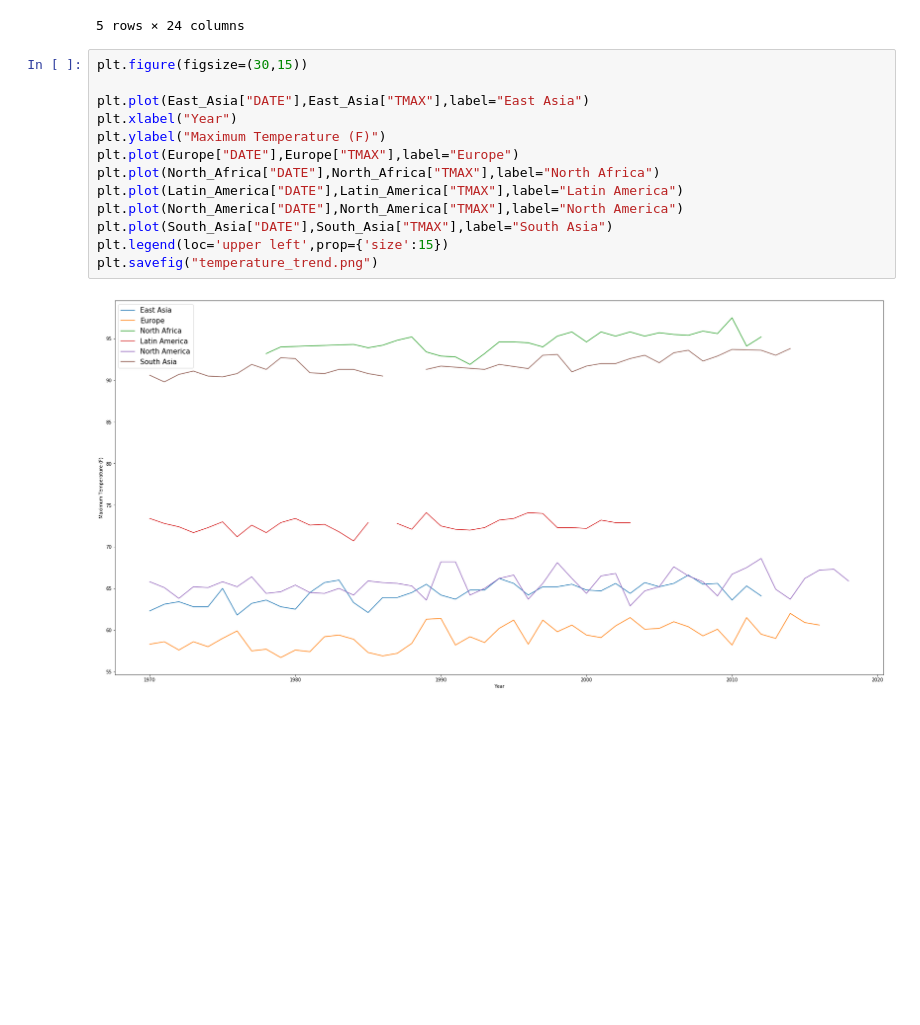
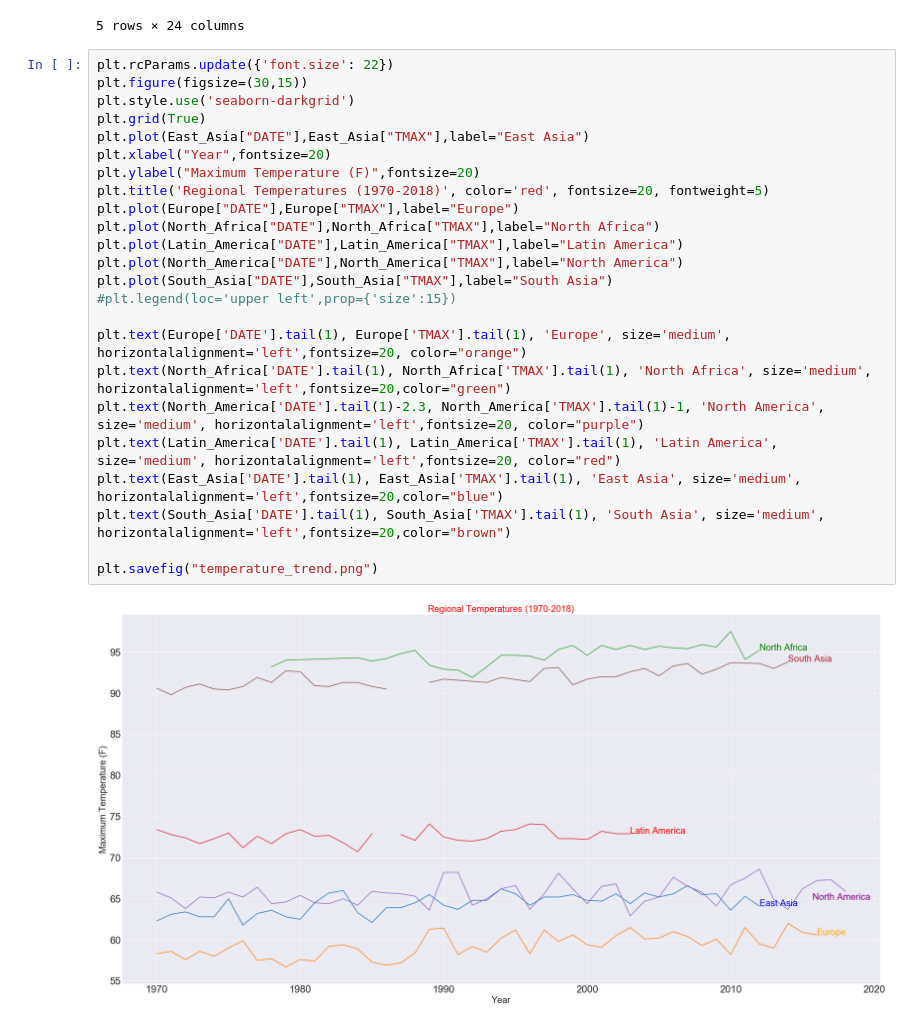
Before and after one commit to alanltsai/Project-01, a Jupyter notebook: weather_trend.ipynb, the cells around one changed output. Cells and saved outputs as stored; diff of their text form; blank space fills up the shorter version.

Commit message:
revised climate graphs

```diff
--- a/weather_trend.ipynb
+++ b/weather_trend.ipynb
@@ -79,19 +79,30 @@ South_Asia.head()
 | 4 | TH000048455 | BANGKOK METROPOLIS, TH | 13.733 | 100.567 | 4 | 1974 | 6346.0 | 6346.0 | 125.0 | 80.0 | ... |
 5 rows × 24 columns
 # %%
+plt.rcParams.update({'font.size': 22})
 plt.figure(figsize=(30,15))
-
+plt.style.use('seaborn-darkgrid')
+plt.grid(True)
 plt.plot(East_Asia["DATE"],East_Asia["TMAX"],label="East Asia")
-plt.xlabel("Year")
-plt.ylabel("Maximum Temperature (F)")
+plt.xlabel("Year",fontsize=20)
+plt.ylabel("Maximum Temperature (F)",fontsize=20)
+plt.title('Regional Temperatures (1970-2018)', color='red', fontsize=20, fontweight=5)
 plt.plot(Europe["DATE"],Europe["TMAX"],label="Europe")
 plt.plot(North_Africa["DATE"],North_Africa["TMAX"],label="North Africa")
 plt.plot(Latin_America["DATE"],Latin_America["TMAX"],label="Latin America")
 plt.plot(North_America["DATE"],North_America["TMAX"],label="North America")
 plt.plot(South_Asia["DATE"],South_Asia["TMAX"],label="South Asia")
-plt.legend(loc='upper left',prop={'size':15})
+#plt.legend(loc='upper left',prop={'size':15})
+
+plt.text(Europe['DATE'].tail(1), Europe['TMAX'].tail(1), 'Europe', size='medium', horizontalalignment='left',fontsize=20, color="orange")
+plt.text(North_Africa['DATE'].tail(1), North_Africa['TMAX'].tail(1), 'North Africa', size='medium', horizontalalignment='left',fontsize=20,color="green")
+plt.text(North_America['DATE'].tail(1)-2.3, North_America['TMAX'].tail(1)-1, 'North America', size='medium', horizontalalignment='left',fontsize=20, color="purple")
+plt.text(Latin_America['DATE'].tail(1), Latin_America['TMAX'].tail(1), 'Latin America', size='medium', horizontalalignment='left',fontsize=20, color="red")
+plt.text(East_Asia['DATE'].tail(1), East_Asia['TMAX'].tail(1), 'East Asia', size='medium', horizontalalignment='left',fontsize=20,color="blue")
+plt.text(South_Asia['DATE'].tail(1), South_Asia['TMAX'].tail(1), 'South Asia', size='medium', horizontalalignment='left',fontsize=20,color="brown")
+
 plt.savefig("temperature_trend.png")
 # %% [output]
-[figure, old version]
+[figure, new version]
 # %%
 plt.figure(figsize=(30,15))
```
Also changed, not shown: parts of 1 cell of this notebook, 5 other files.
